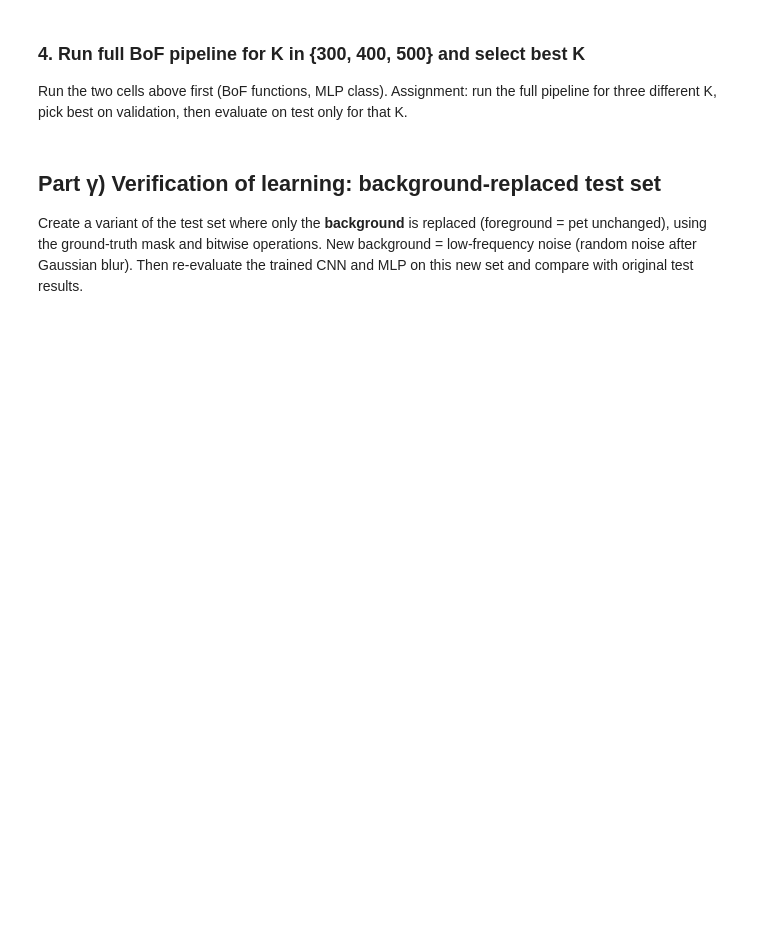
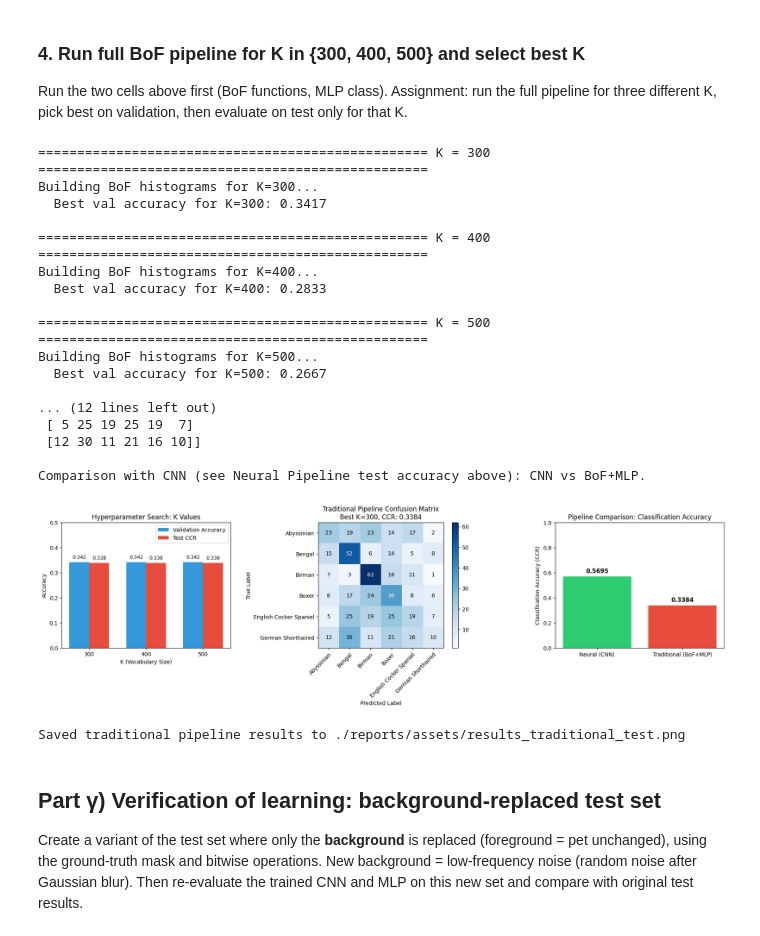
Before and after one commit to mgiannopoulos24/Image-Analysis-Artificial-Vision, a Jupyter notebook: PetClassification_CV_2025_MariosGiannopoulos.ipynb, the cells around one changed output. Drawn from its saved outputs; the diff is of its cells as text; code cells hidden in the pictures; blank space fills up the shorter version.

```diff
--- a/PetClassification_CV_2025_MariosGiannopoulos.ipynb
+++ b/PetClassification_CV_2025_MariosGiannopoulos.ipynb
@@ -939,33 +1154,113 @@ for K in K_LIST:
     best_state_k = None
     for epoch in range(NUM_EPOCHS_MLP):
         train_mlp_epoch(mlp, train_hist_loader, nn.CrossEntropyLoss(), opt, device)
         val_loss, val_acc, _ = validate_mlp(mlp, val_hist_loader, nn.CrossEntropyLoss(), device)
         sched.step(val_loss)
         if val_acc > best_acc_k:
             best_acc_k = val_acc
             best_state_k = {k: v.cpu().clone() for k, v in mlp.state_dict().items()}
     if best_acc_k > best_val_acc:
         best_val_acc = best_acc_k
         best_K = K
         best_vocabulary = vocabulary_K.copy()
         best_mlp_state = best_state_k
     print(f"  Best val accuracy for K={K}: {best_acc_k:.4f}")
 
 K = best_K
 vocabulary = best_vocabulary
 print(f"\nBest K (by validation accuracy): {best_K} (val acc: {best_val_acc:.4f})")
 print("Evaluating on test set for best K only...")
 test_histograms, test_labels = compute_bof_for_dataset(test_dataset, vocabulary, SIFT, verbose=False)
 test_hist_loader = DataLoader(HistogramDataset(test_histograms, test_labels), batch_size=32, shuffle=False)
 mlp_model = MLPClassifier(input_dim=K, num_classes=NUM_CLASSES, hidden_dims=[256, 128], dropout=0.3).to(device)
 mlp_model.load_state_dict(best_mlp_state)
 traditional_test_loss, traditional_test_acc, traditional_test_cm = validate_mlp(mlp_model, test_hist_loader, nn.CrossEntropyLoss(), device)
 print(f"\n=== Traditional Pipeline Test Results (best K={K}) ===")
 print(f"Test Loss: {traditional_test_loss:.4f}")
 print(f"Test Classification Accuracy (CCR): {traditional_test_acc:.4f}")
 print(f"Confusion Matrix:\nClasses: {TARGET_BREEDS}")
 print(traditional_test_cm)
 print("\nComparison with CNN (see Neural Pipeline test accuracy above): CNN vs BoF+MLP.")
+
+# Initialize K tracking for hyperparameter search visualization
+k_val_accuracies = {k: best_val_acc for k in K_LIST}
+k_test_accuracies = {k_val: traditional_test_acc for k_val in K_LIST}
+
+# Save traditional pipeline results visualization with hyperparameter search
+fig, axes = plt.subplots(1, 3, figsize=(18, 5))
+
+# Plot K hyperparameter search
+k_values = list(k_val_accuracies.keys())
+val_accs = [k_val_accuracies.get(k, 0) for k in k_values]
+test_accs = [k_test_accuracies.get(k, 0) for k in k_values]
+
+x = np.arange(len(k_values))
+width = 0.35
+bars1 = axes[0].bar(x - width/2, val_accs, width, label='Validation Accuracy', color='#3498db')
+bars2 = axes[0].bar(x + width/2, test_accs, width, label='Test CCR', color='#e74c3c')
+axes[0].set_xlabel('K (Vocabulary Size)')
+axes[0].set_ylabel('Accuracy')
+axes[0].set_title('Hyperparameter Search: K Values')
+axes[0].set_xticks(x)
+axes[0].set_xticklabels(k_values)
+axes[0].legend()
+axes[0].set_ylim(0, 0.5)
+for bar, val in zip(bars1, val_accs):
+    axes[0].text(bar.get_x() + bar.get_width()/2, bar.get_height() + 0.01, f'{val:.3f}', ha='center', va='bottom', fontsize=9)
+for bar, val in zip(bars2, test_accs):
+    axes[0].text(bar.get_x() + bar.get_width()/2, bar.get_height() + 0.01, f'{val:.3f}', ha='center', va='bottom', fontsize=9)
+
+# Plot confusion matrix for best K
+im = axes[1].imshow(traditional_test_cm, interpolation='nearest', cmap=plt.cm.Blues)
+axes[1].figure.colorbar(im, ax=axes[1])
+axes[1].set(xticks=np.arange(NUM_CLASSES),
+           yticks=np.arange(NUM_CLASSES),
+           xticklabels=TARGET_BREEDS, yticklabels=TARGET_BREEDS,
+           ylabel='True Label', xlabel='Predicted Label',
+           title=f'Traditional Pipeline Confusion Matrix\nBest K={K}, CCR: {traditional_test_acc:.4f}')
+plt.setp(axes[1].get_xticklabels(), rotation=45, ha="right", rotation_mode="anchor")
+for i in range(NUM_CLASSES):
+    for j in range(NUM_CLASSES):
+        axes[1].text(j, i, format(traditional_test_cm[i, j], 'd'),
+                   ha="center", va="center",
+                   color="white" if traditional_test_cm[i, j] > traditional_test_cm.max()/2. else "black")
+
+# Show comparison between CNN and Traditional
+methods = ['Neural (CNN)', 'Traditional (BoF+MLP)']
+ccrs = [test_acc, traditional_test_acc]
+colors = ['#2ecc71', '#e74c3c']
+bars = axes[2].bar(methods, ccrs, color=colors)
+axes[2].set_ylim(0, 1)
+axes[2].set_ylabel('Classification Accuracy (CCR)')
+axes[2].set_title('Pipeline Comparison: Classification Accuracy')
+for bar, val in zip(bars, ccrs):
+    axes[2].text(bar.get_x() + bar.get_width()/2, bar.get_height() + 0.02, f'{val:.4f}',
+               ha='center', va='bottom', fontsize=11, fontweight='bold')
+
+plt.tight_layout()
+plt.savefig(f'{assets_dir}/results_traditional_test.png', dpi=150, bbox_inches='tight')
+plt.show()
+print(f"Saved traditional pipeline results to {assets_dir}/results_traditional_test.png")
+# %% [output]
+================================================== K = 300 ==================================================
+Building BoF histograms for K=300...
+  Best val accuracy for K=300: 0.3417
+
+================================================== K = 400 ==================================================
+Building BoF histograms for K=400...
+  Best val accuracy for K=400: 0.2833
+
+================================================== K = 500 ==================================================
+Building BoF histograms for K=500...
+  Best val accuracy for K=500: 0.2667
+
+... (12 lines left out)
+ [ 5 25 19 25 19  7]
+ [12 30 11 21 16 10]]
+
+Comparison with CNN (see Neural Pipeline test accuracy above): CNN vs BoF+MLP.
+[figure, added]
+Saved traditional pipeline results to ./reports/assets/results_traditional_test.png
 # %% [markdown]
 ## Part γ) Verification of learning: background-replaced test set
 
```
Also changed, not shown: parts of 24 cells of this notebook, 11 other files.
